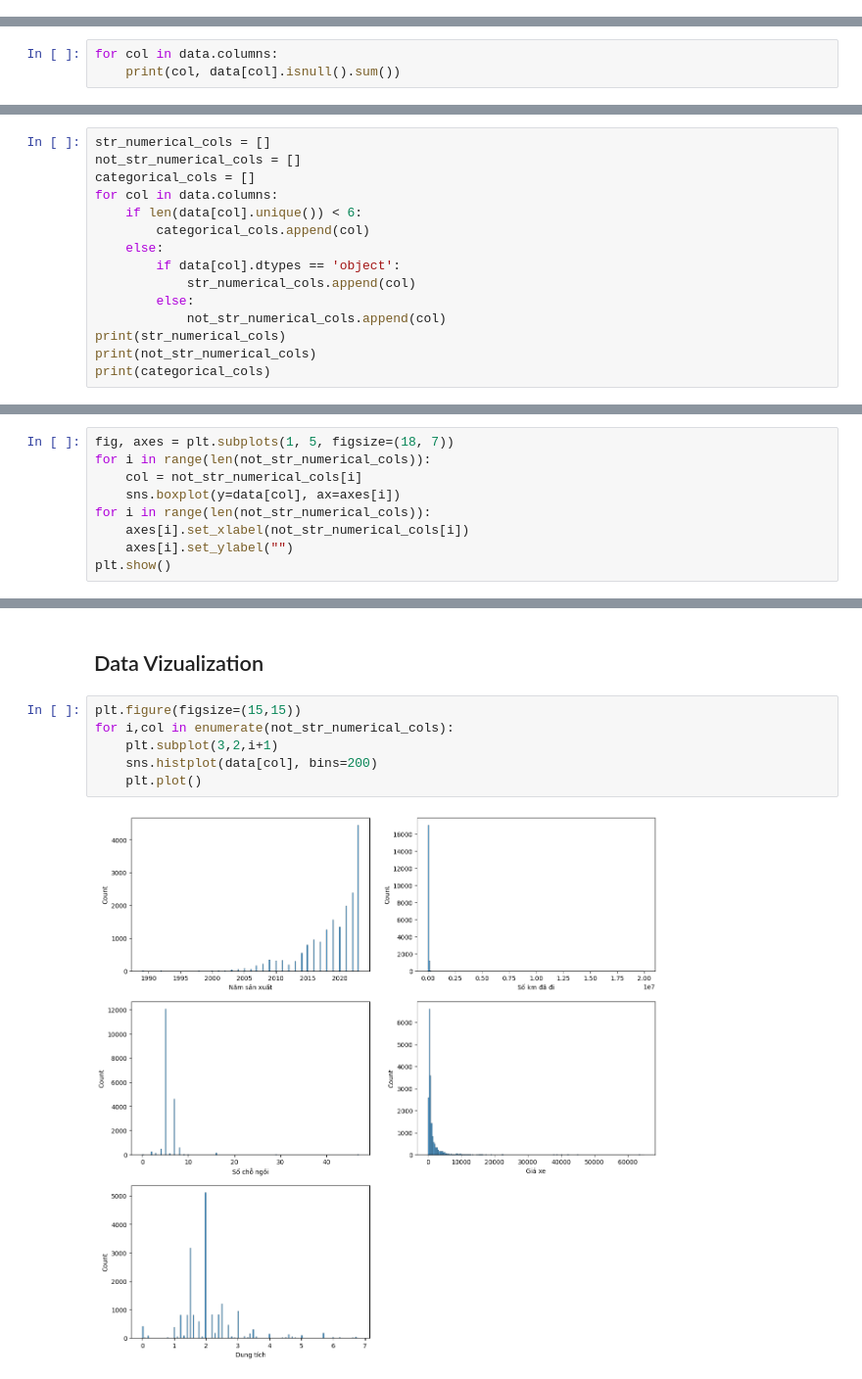
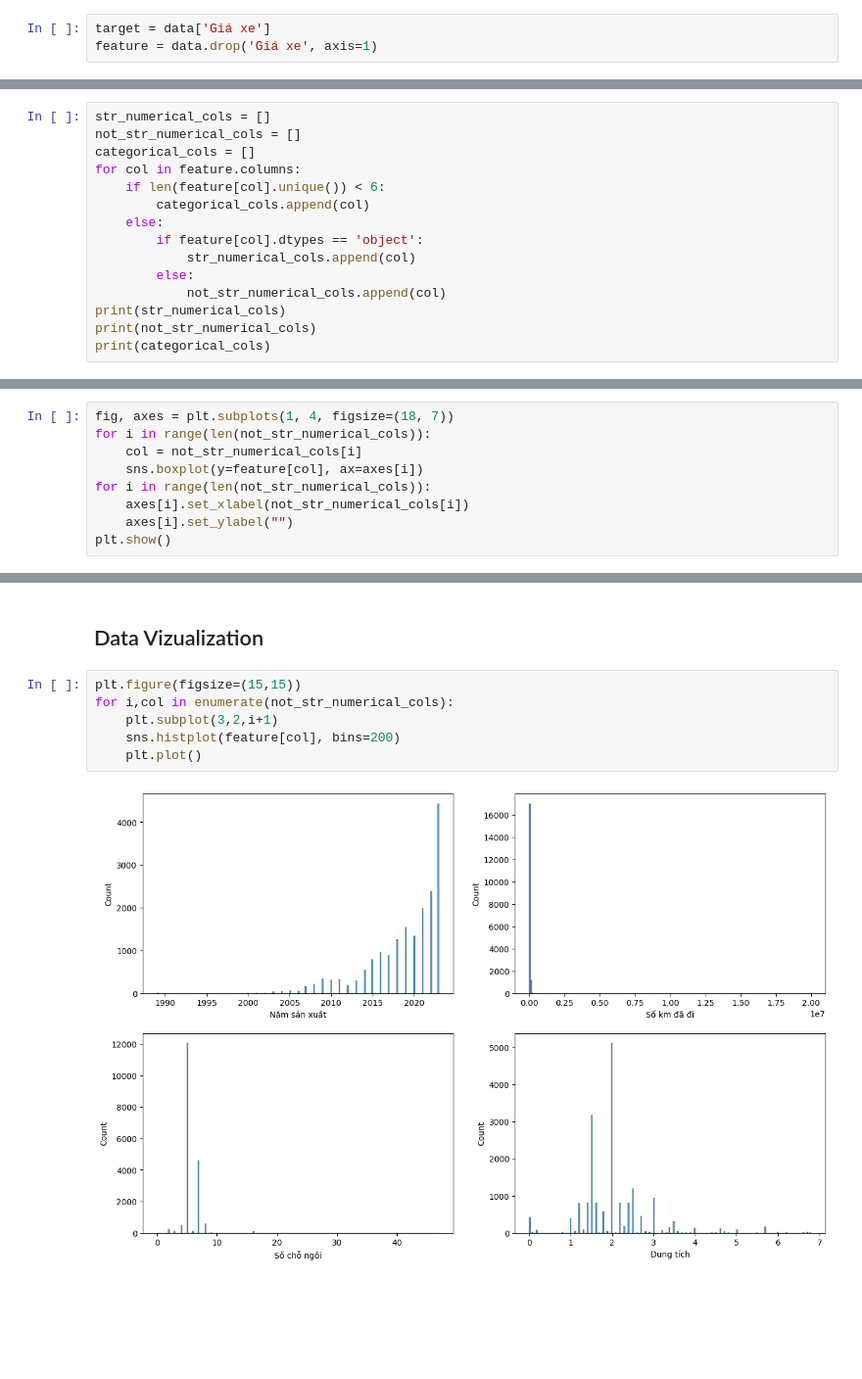
Before and after one commit to minhviet21/Car_Price_Prediction, a Jupyter notebook: Project.ipynb, the cells around one changed output, grey strips where cells are left out. Shown: that part at 98% size. Drawn from its saved outputs; the diff is of its cells as text; blank space fills up the shorter version.

```diff
--- a/Project.ipynb
+++ b/Project.ipynb
@@ -92,2 +98,5 @@ data['Giá xe'] = data['Giá xe'].apply(convert_price)
+# %%
+target = data['Giá xe']
+feature = data.drop('Giá xe', axis=1)
 # %% [markdown]
 ## Exploratory and Data Analynist
@@ -110,6 +138,3 @@ Series              398
 Dung tích            54
 Loại nhiên liệu       4
 dtype: int64
-# %%
-for col in data.columns:
-    print(col, data[col].isnull().sum())
@@ -152,11 +142,11 @@ dtype: object
 str_numerical_cols = []
 not_str_numerical_cols = []
 categorical_cols = []
-for col in data.columns:
-    if len(data[col].unique()) < 6:
+for col in feature.columns:
+    if len(feature[col].unique()) < 6:
         categorical_cols.append(col)
     else:
-        if data[col].dtypes == 'object':
+        if feature[col].dtypes == 'object':
             str_numerical_cols.append(col)
         else:
             not_str_numerical_cols.append(col)
@@ -169,9 +159,9 @@ print(categorical_cols)
 ['Tình trạng', 'Xuất xứ', 'Hộp số', 'Dẫn động', 'Loại nhiên liệu']
 # %%
-fig, axes = plt.subplots(1, 5, figsize=(18, 7))
+fig, axes = plt.subplots(1, 4, figsize=(18, 7))
 for i in range(len(not_str_numerical_cols)):
     col = not_str_numerical_cols[i]
-    sns.boxplot(y=data[col], ax=axes[i])
+    sns.boxplot(y=feature[col], ax=axes[i])
 for i in range(len(not_str_numerical_cols)):
     axes[i].set_xlabel(not_str_numerical_cols[i])
     axes[i].set_ylabel("")
@@ -183,8 +173,8 @@ plt.show()
 # %%
 plt.figure(figsize=(15,15))
 for i,col in enumerate(not_str_numerical_cols):
     plt.subplot(3,2,i+1)
-    sns.histplot(data[col], bins=200)
+    sns.histplot(feature[col], bins=200)
     plt.plot()
 # %% [output]
-[figure, old version]
+[figure, new version]
```
Also changed, not shown: parts of 17 cells of this notebook.
